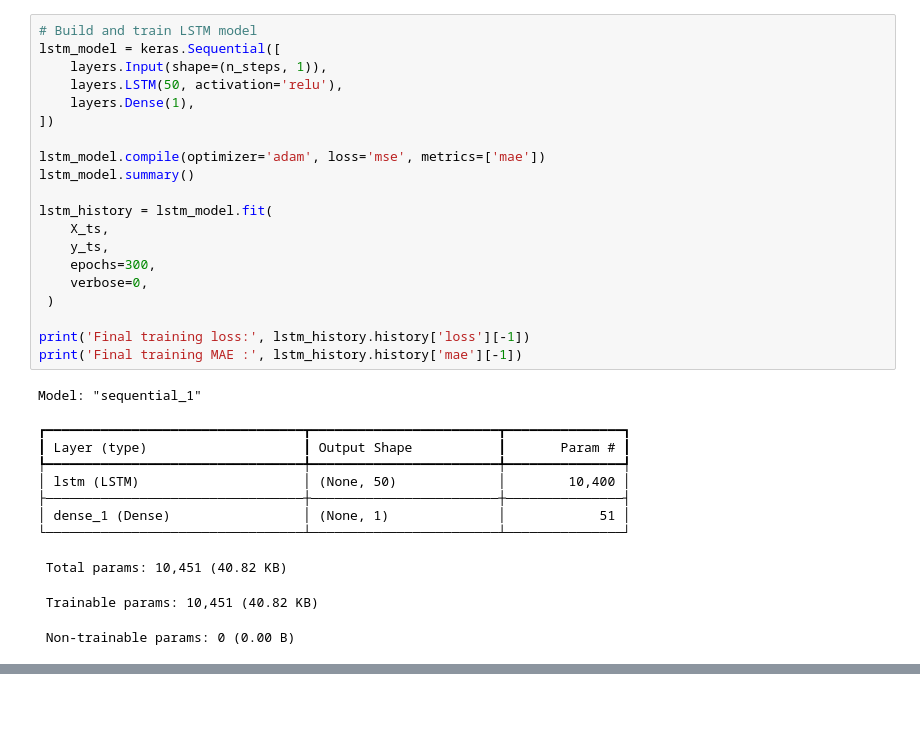
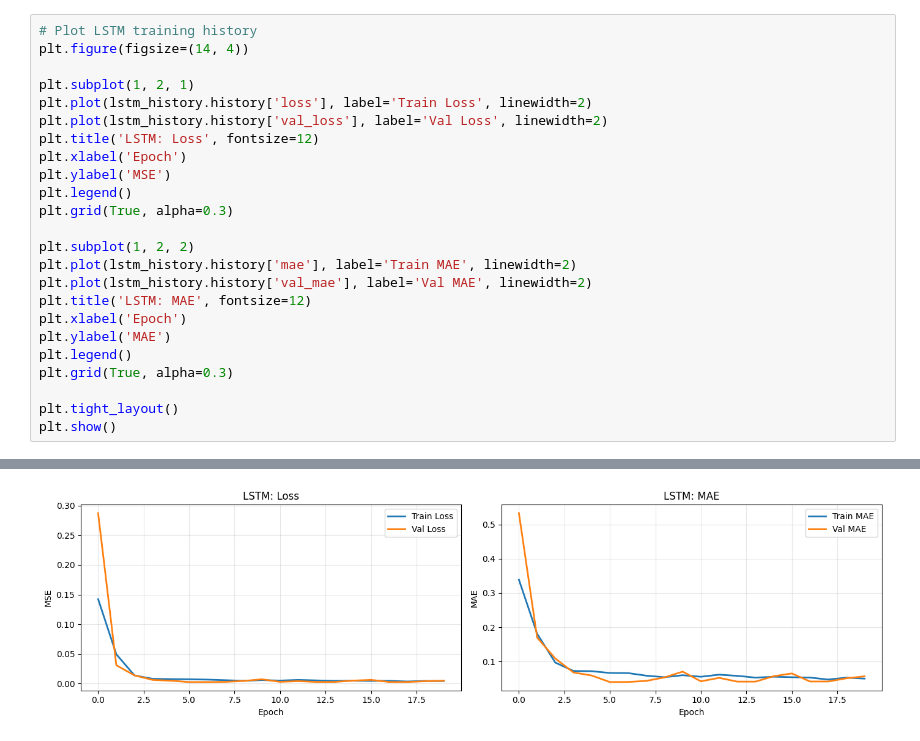
Before and after one commit to ArnavKarwa07/DLM, a Jupyter notebook: assignment5.ipynb, the cells around one changed output, grey strips where cells are left out. Cells and saved outputs as stored; diff of their text form; blank space fills up the shorter version.

```diff
--- a/assignment5.ipynb
+++ b/assignment5.ipynb
@@ -194,32 +215,25 @@ First sample: [10. 20. 30.] -> 40.0
 # %%
-# Build and train LSTM model
-lstm_model = keras.Sequential([
-    layers.Input(shape=(n_steps, 1)),
-    layers.LSTM(50, activation='relu'),
-    layers.Dense(1),
-])
+# Plot LSTM training history
+plt.figure(figsize=(14, 4))
 
-lstm_model.compile(optimizer='adam', loss='mse', metrics=['mae'])
-lstm_model.summary()
+plt.subplot(1, 2, 1)
+plt.plot(lstm_history.history['loss'], label='Train Loss', linewidth=2)
+plt.plot(lstm_history.history['val_loss'], label='Val Loss', linewidth=2)
+plt.title('LSTM: Loss', fontsize=12)
+plt.xlabel('Epoch')
+plt.ylabel('MSE')
+plt.legend()
+plt.grid(True, alpha=0.3)
 
-lstm_history = lstm_model.fit(
-    X_ts,
-    y_ts,
-    epochs=300,
-    verbose=0,
- )
+plt.subplot(1, 2, 2)
+plt.plot(lstm_history.history['mae'], label='Train MAE', linewidth=2)
+plt.plot(lstm_history.history['val_mae'], label='Val MAE', linewidth=2)
+plt.title('LSTM: MAE', fontsize=12)
+plt.xlabel('Epoch')
+plt.ylabel('MAE')
+plt.legend()
+plt.grid(True, alpha=0.3)
 
-print('Final training loss:', lstm_history.history['loss'][-1])
-print('Final training MAE :', lstm_history.history['mae'][-1])
+plt.tight_layout()
+plt.show()
 # %% [output]
-Model: "sequential_1"
-┏━━━━━━━━━━━━━━━━━━━━━━━━━━━━━━━━━┳━━━━━━━━━━━━━━━━━━━━━━━━┳━━━━━━━━━━━━━━━┓
-┃ Layer (type)                    ┃ Output Shape           ┃       Param # ┃
-┡━━━━━━━━━━━━━━━━━━━━━━━━━━━━━━━━━╇━━━━━━━━━━━━━━━━━━━━━━━━╇━━━━━━━━━━━━━━━┩
-│ lstm (LSTM)                     │ (None, 50)             │        10,400 │
-├─────────────────────────────────┼────────────────────────┼───────────────┤
-│ dense_1 (Dense)                 │ (None, 1)              │            51 │
-└─────────────────────────────────┴────────────────────────┴───────────────┘
- Total params: 10,451 (40.82 KB)
- Trainable params: 10,451 (40.82 KB)
- Non-trainable params: 0 (0.00 B)
@@ -228 +240,2 @@ Final training MAE : 0.16908416152000427
+[figure, added]
 # %%
```
Also changed, not shown: parts of 13 cells of this notebook, 21 other files.
